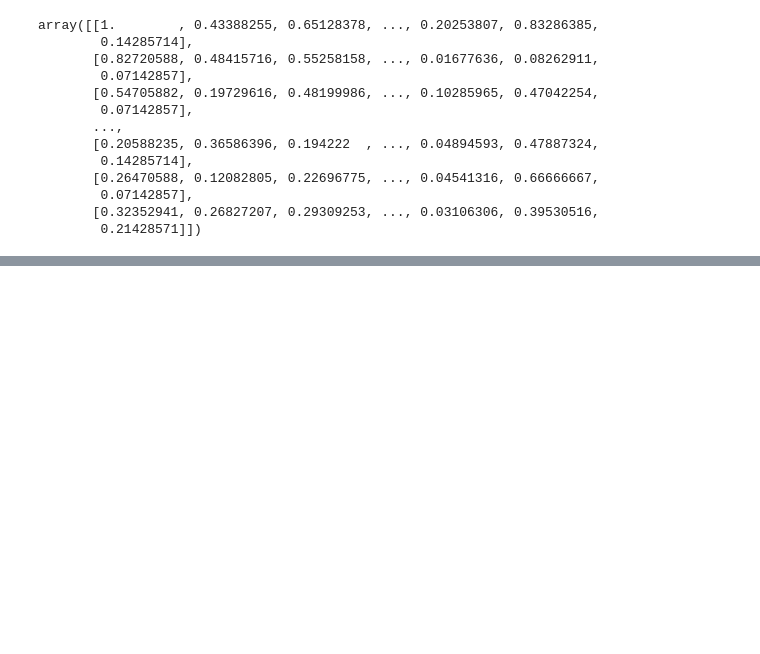
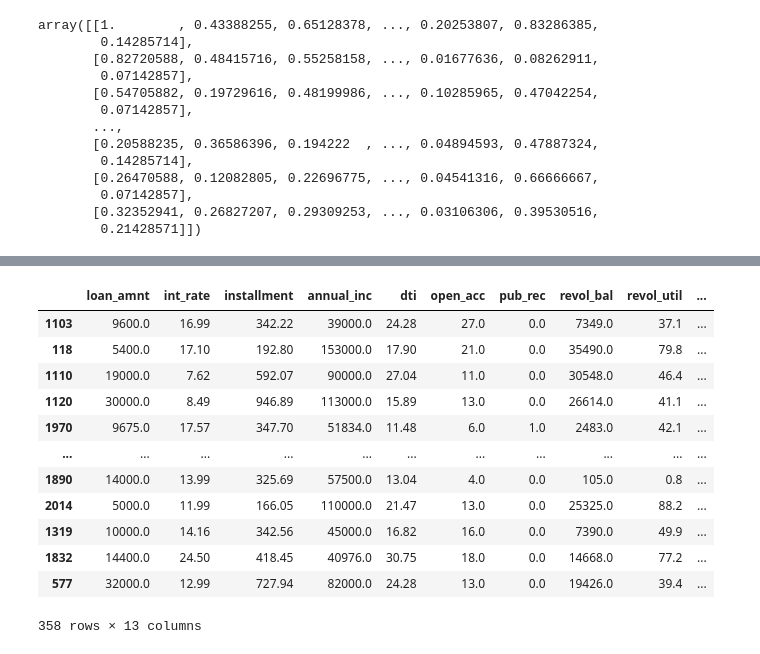
Before and after one commit to shivanipriya89/practicetensor, a Jupyter notebook: thekeras.ipynb, the cells around one changed output, grey strips where cells are left out. Saved outputs shown, nothing was run; the diff lists cells and outputs as text; code cells hidden in the pictures; blank space fills up the shorter version.

```diff
--- a/thekeras.ipynb
+++ b/thekeras.ipynb
@@ -3451,0 +3742,16 @@ import sklearn
+# %%
+x_test
+# %% [output]
+|  | loan_amnt | int_rate | installment | annual_inc | dti | open_acc | pub_rec | revol_bal | revol_util | ... |
+| 1103 | 9600.0 | 16.99 | 342.22 | 39000.0 | 24.28 | 27.0 | 0.0 | 7349.0 | 37.1 | ... |
+| 118 | 5400.0 | 17.10 | 192.80 | 153000.0 | 17.90 | 21.0 | 0.0 | 35490.0 | 79.8 | ... |
+| 1110 | 19000.0 | 7.62 | 592.07 | 90000.0 | 27.04 | 11.0 | 0.0 | 30548.0 | 46.4 | ... |
+| 1120 | 30000.0 | 8.49 | 946.89 | 113000.0 | 15.89 | 13.0 | 0.0 | 26614.0 | 41.1 | ... |
+| 1970 | 9675.0 | 17.57 | 347.70 | 51834.0 | 11.48 | 6.0 | 1.0 | 2483.0 | 42.1 | ... |
+| ... | ... | ... | ... | ... | ... | ... | ... | ... | ... | ... |
+| 1890 | 14000.0 | 13.99 | 325.69 | 57500.0 | 13.04 | 4.0 | 0.0 | 105.0 | 0.8 | ... |
+| 2014 | 5000.0 | 11.99 | 166.05 | 110000.0 | 21.47 | 13.0 | 0.0 | 25325.0 | 88.2 | ... |
+| 1319 | 10000.0 | 14.16 | 342.56 | 45000.0 | 16.82 | 16.0 | 0.0 | 7390.0 | 49.9 | ... |
+| 1832 | 14400.0 | 24.50 | 418.45 | 40976.0 | 30.75 | 18.0 | 0.0 | 14668.0 | 77.2 | ... |
+| 577 | 32000.0 | 12.99 | 727.94 | 82000.0 | 24.28 | 13.0 | 0.0 | 19426.0 | 39.4 | ... |
+358 rows × 13 columns
```
Also changed, not shown: parts of 65 cells of this notebook.
